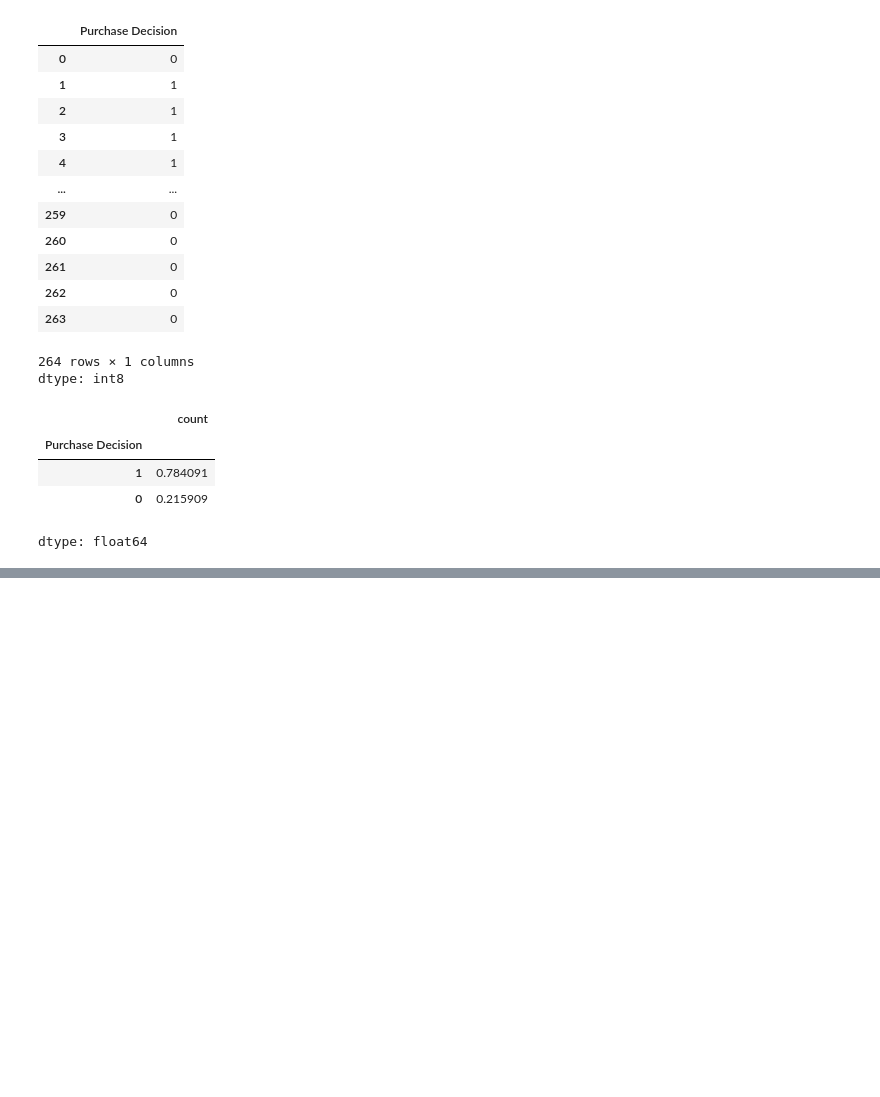
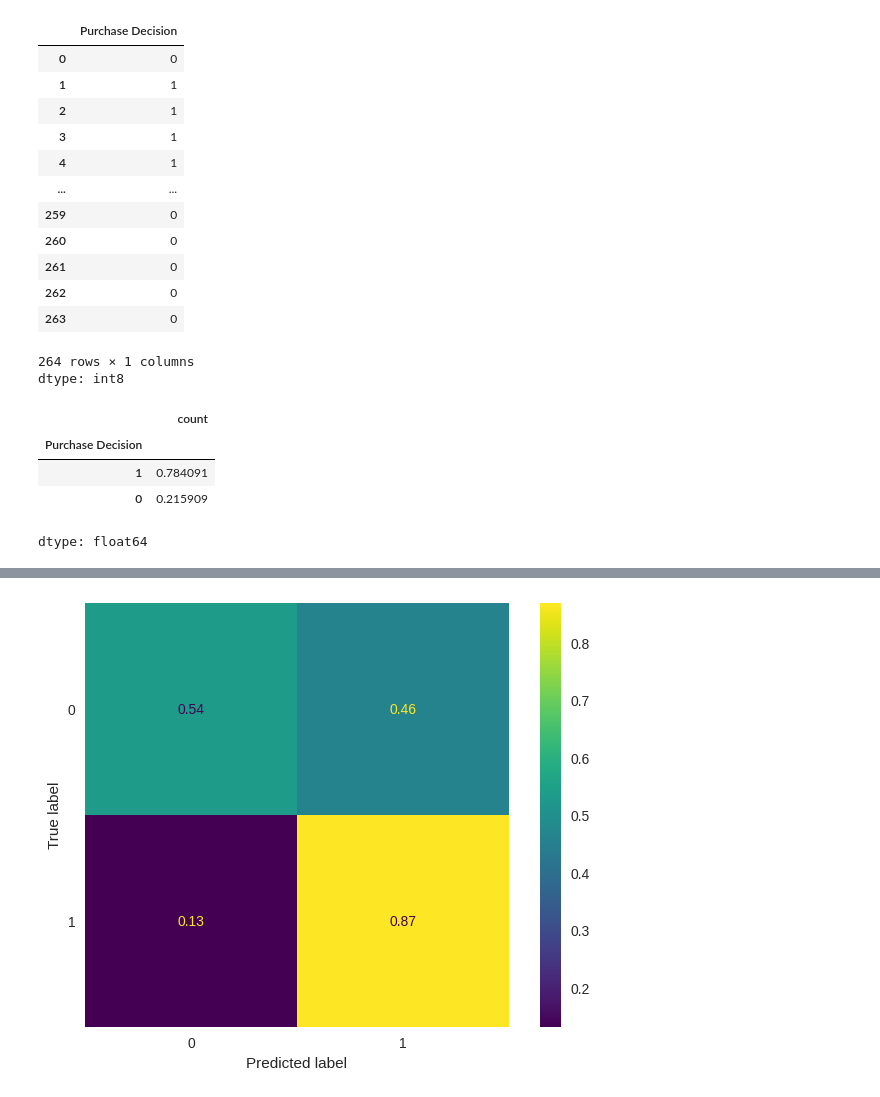
Before and after one commit to mayamoneib/deliveryfood, a Jupyter notebook: surveydata.ipynb, the cells around one changed output, grey strips where cells are left out. Cells and saved outputs as stored; diff of their text form; code cells hidden in the pictures; blank space fills up the shorter version.

```diff
--- a/surveydata.ipynb
+++ b/surveydata.ipynb
@@ -1413,0 +737,2 @@ plt.grid(False)
+# %%
+encoded_copy= df_encoded.copy()
@@ -1413,0 +770,2 @@ plt.grid(False)
+# %%
+encoded_copy.drop(columns=low_importance_features, inplace=True)
@@ -1413,0 +814,31 @@ plt.grid(False)
+# %%
+from sklearn.metrics import accuracy_score, confusion_matrix, classification_report
+
+# Call print_score with the best estimator from GridSearchCV
+best_modelDT2 = grid_searchDT2.best_estimator_
+
+def print_scoreDT2(best_modelDT2, X_train7, y_train7, X_test7, y_test7, train=True):
+    if train:
+        pred = best_modelDT2.predict(X_train7)
+        clf_report = pd.DataFrame(classification_report(y_train7, pred, output_dict=True))
+        print("Train Result:")
+        print("===============================================")
+        print(f"Accuracy Score: {accuracy_score(y_train7, pred) * 100:.2f}%")
+        print("_______________________________________________")
+        print(f"CLASSIFICATION REPORT:\n{clf_report}")
+        print("_______________________________________________")
+        print(f"Confusion Matrix: \n {confusion_matrix(y_train7, pred)}\n")
+
+    elif train==False:
+        pred = best_modelDT2.predict(X_test7)
+        clf_report = pd.DataFrame(classification_report(y_test7, pred, output_dict=True))
+        print("Test Result:")
+        print("===============================================")
+        print(f"Accuracy Score: {accuracy_score(y_test7, pred) * 100:.2f}%")
+        print("_______________________________________________")
+        print(f"CLASSIFICATION REPORT:\n{clf_report}")
+        print("_______________________________________________")
+        print(f"Confusion Matrix: \n {confusion_matrix(y_test7, pred)}\n")
+
+print_scoreDT2(best_modelDT2, X_train7, y_train7, X_test7, y_test7, train=True)
+print_scoreDT2(best_modelDT2, X_train7, y_train7, X_test7, y_test7, train=False)
@@ -1413,0 +1369,9 @@ plt.grid(False)
+# %%
+from sklearn.metrics import confusion_matrix, ConfusionMatrixDisplay
+
+cm = confusion_matrix(y_test7, best_modelDT2.predict(X_test7), labels=best_modelDT2.classes_,normalize='true')
+disp = ConfusionMatrixDisplay(confusion_matrix=cm,display_labels=best_modelDT2.classes_)
+disp.plot()
+plt.grid(False)
+# %% [output]
+[figure, added]
```
Also changed, not shown: parts of 54 cells of this notebook.
